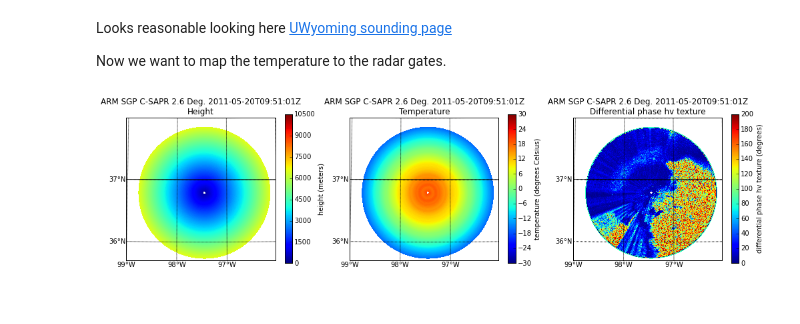
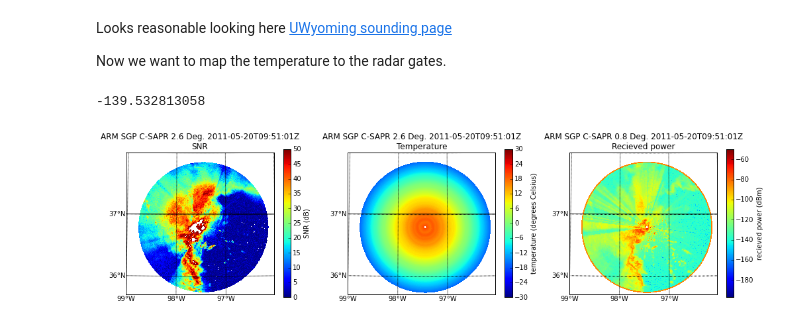
Before and after one commit to ANL-DIGR/openvap, a Jupyter notebook: development/cmac2/notebooks/2 Fuzzy Logic exploration, a simple stab.ipynb, the cells around one changed output. Saved outputs shown, nothing was run; the diff lists cells and outputs as text; code cells hidden in the pictures.

Commit message:
WIP: SNR and power calculations added

```diff
--- a/development/cmac2/notebooks/2 Fuzzy Logic exploration, a simple stab.ipynb
+++ b/development/cmac2/notebooks/2 Fuzzy Logic exploration, a simple stab.ipynb
@@ -229,31 +234,63 @@ z_dict, temp_dict = map_profile_to_gates(my_profile['temp'],
 # %%
 csapr_radar.add_field('sounding_temperature', temp_dict, replace_existing = True)
 csapr_radar.add_field('height', z_dict, replace_existing = True)
+# %%
+r2 = np.meshgrid(csapr_radar.range['data'], np.ma.ones(csapr_radar.time['data'].shape))[0] +1.0
+
+#C = csapr_radar.radar_calibration['r_calib_radar_constant_h']['data'][0]
+#MC3E files do not have radar constant stored.. so we make it up
+C = 100.
+psuedo_power = csapr_radar.fields['reflectivity']['data'] - C -20.0*np.log10(r2/1000.0)
+#10.0*np.log10((C*zlin/(r2**2))/1e-6)
+
+csapr_radar.add_field_like('reflectivity', 'pseudo_power',
+                     psuedo_power, replace_existing = True)
+csapr_radar.fields['pseudo_power']['units'] = 'dBm'
+csapr_radar.fields['pseudo_power']['standard_name'] = 'recieved_power'
+csapr_radar.fields['pseudo_power']['long_name'] = 'recieved power'
+# %%
+#Noise floor estimate
+#25km.. should be no scatterers, not even planes, this high
+#we could get undone by AP though.. also sun
+toa = 25000.0
+
+points_above = np.where(csapr_radar.fields['height']['data'] > toa)
+noise_floor_estimate = csapr_radar.fields['pseudo_power']['data'][points_above].mean()
+# %%
+print(noise_floor_estimate)
+csapr_radar.add_field_like('pseudo_power', 'SNR',
+                     csapr_radar.fields['pseudo_power']['data'] - noise_floor_estimate,
+                     replace_existing = True)
+csapr_radar.fields['SNR']['units'] = 'dB'
+csapr_radar.fields['SNR']['standard_name'] = 'SNR'
+csapr_radar.fields['SNR']['long_name'] = 'Signal to Noise Ratio'
+# %% [output]
+-139.532813058
 # %%
 min_lon=-99.
 max_lon=-96.
 min_lat=35.7
 max_lat=38.
 lon_lines=[-95, -96, -97, -98, -99]
 lat_lines=[35,36,37,38]
 
 #create an instance of the class using our radar
 display = pyart.graph.RadarMapDisplay(csapr_radar)
 #create a Matplotlib figure
 f = plt.figure(figsize = [17,4])
 #now we are going to do a three panel plot, resolution is a basemap parameter and determines the resolution of
 #the coastline.. here we set to intermediate or 'i' ('h' for high 'l' for low)
 plt.subplot(1, 3, 1)
-display.plot_ppi_map('height', sweep = 3, vmin =0.0, vmax = 10500,
+display.plot_ppi_map('SNR', sweep = 3, vmin =0.0, vmax = 50,
                      min_lon = min_lon, max_lon = max_lon, min_lat = min_lat, max_lat = max_lat,
                      resolution = 'i')
 plt.subplot(1, 3, 2)
 display.plot_ppi_map('sounding_temperature', sweep = 3, vmin = -30, vmax = 30,
                       min_lon = min_lon, max_lon = max_lon, min_lat = min_lat, max_lat = max_lat,
                      resolution = 'i')
 plt.subplot(1, 3, 3)
-display.plot_ppi_map('differential_phase_texture', sweep = 3, vmax = 200,
-                      min_lon = min_lon, max_lon = max_lon, min_lat = min_lat, max_lat = max_lat,
+display.plot_ppi_map('pseudo_power', sweep = 0, vmin = -197, vmax = -50,
+                     min_lon = min_lon, max_lon = max_lon, min_lat = min_lat, max_lat = max_lat,
                      resolution = 'i')
 # %% [output]
-[figure, old version]
+[figure, new version]
```
Also changed, not shown: parts of 13 cells of this notebook.
